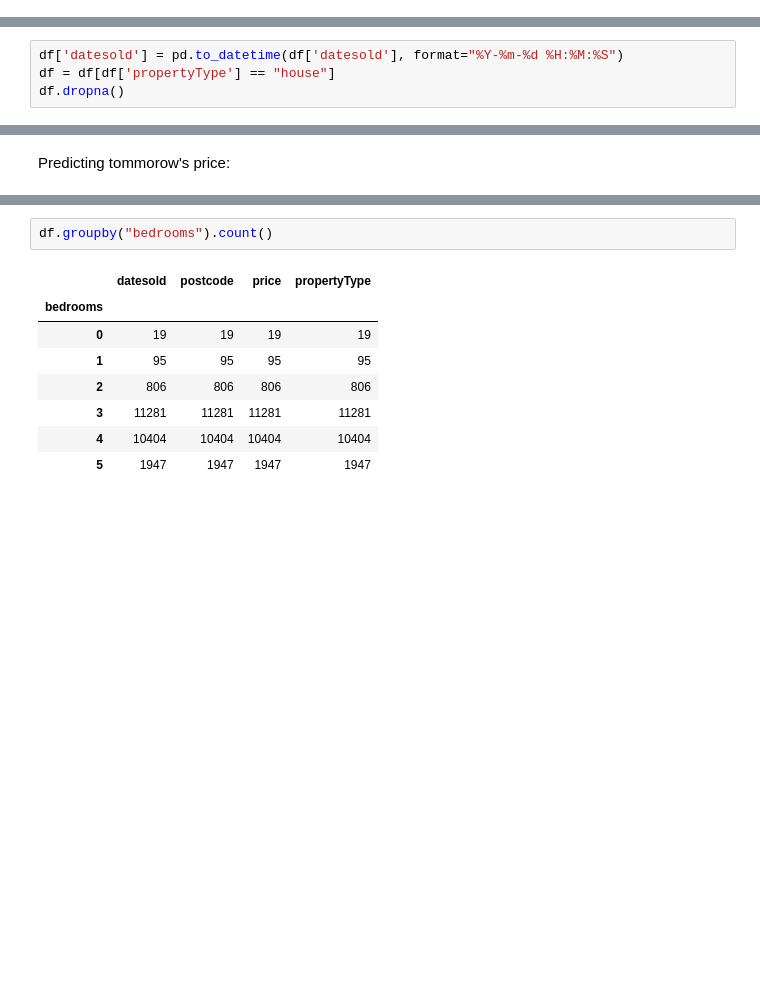
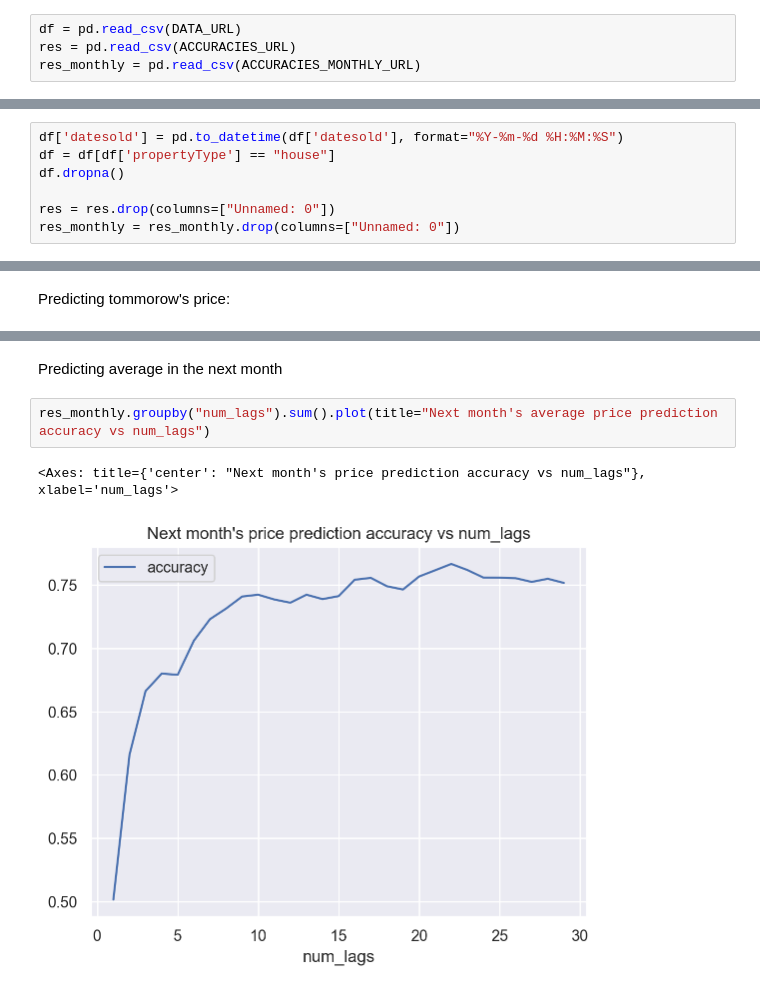
Before and after one commit to gemlorg/Thesis-Trading-LLM, a Jupyter notebook: projects/logistic-regression/src/visual.ipynb, the cells around one changed output, grey strips where cells are left out. Cells and saved outputs as stored; diff of their text form; blank space fills up the shorter version.

```diff
--- a/projects/logistic-regression/src/visual.ipynb
+++ b/projects/logistic-regression/src/visual.ipynb
@@ -28,2 +19,6 @@ Index(['Unnamed: 0', 'num_lags', 'accuracy'], dtype='object')
+# %%
+df = pd.read_csv(DATA_URL)
+res = pd.read_csv(ACCURACIES_URL)
+res_monthly = pd.read_csv(ACCURACIES_MONTHLY_URL)
 # %%
 df.info()
@@ -53,3 +46,6 @@ df.head()
 df['datesold'] = pd.to_datetime(df['datesold'], format="%Y-%m-%d %H:%M:%S")
 df = df[df['propertyType'] == "house"]
 df.dropna()
+
+res = res.drop(columns=["Unnamed: 0"])
+res_monthly = res_monthly.drop(columns=["Unnamed: 0"])
@@ -169,11 +131,7 @@ res.groupby("num_lags").sum().plot()
-# %%
-df.groupby("bedrooms").count()
-# %% [output]
-|  | datesold | postcode | price | propertyType |
-| bedrooms |  |  |  |  |
-| 0 | 19 | 19 | 19 | 19 |
-| 1 | 95 | 95 | 95 | 95 |
-| 2 | 806 | 806 | 806 | 806 |
-| 3 | 11281 | 11281 | 11281 | 11281 |
-| 4 | 10404 | 10404 | 10404 | 10404 |
-| 5 | 1947 | 1947 | 1947 | 1947 |
+# %% [markdown]
+Predicting average in the next month
+# %%
+res_monthly.groupby("num_lags").sum().plot(title="Next month's average price prediction accuracy vs num_lags")
+# %% [output]
+<Axes: title={'center': "Next month's price prediction accuracy vs num_lags"}, xlabel='num_lags'>
+[figure, added]
```
Also changed, not shown: parts of 13 cells of this notebook, 3 other files.
